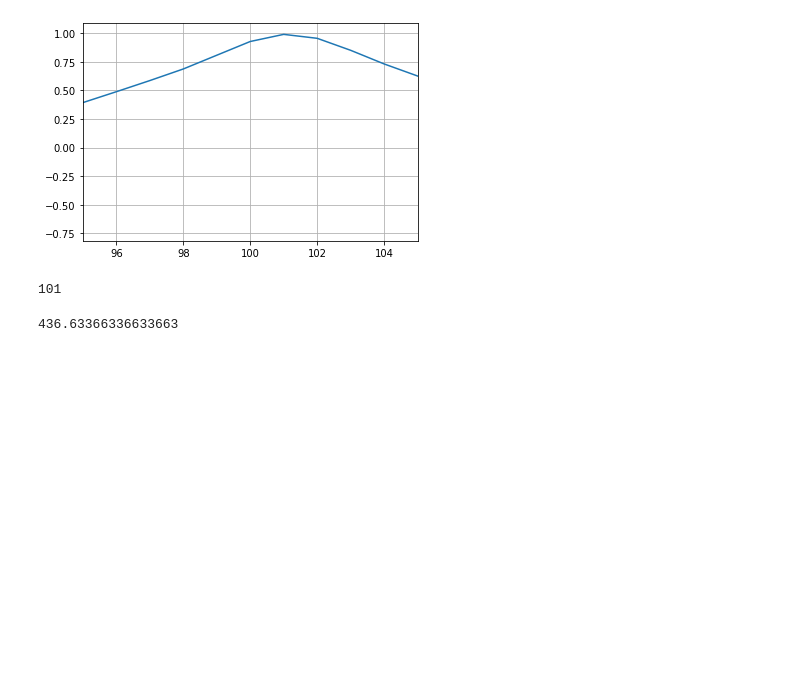
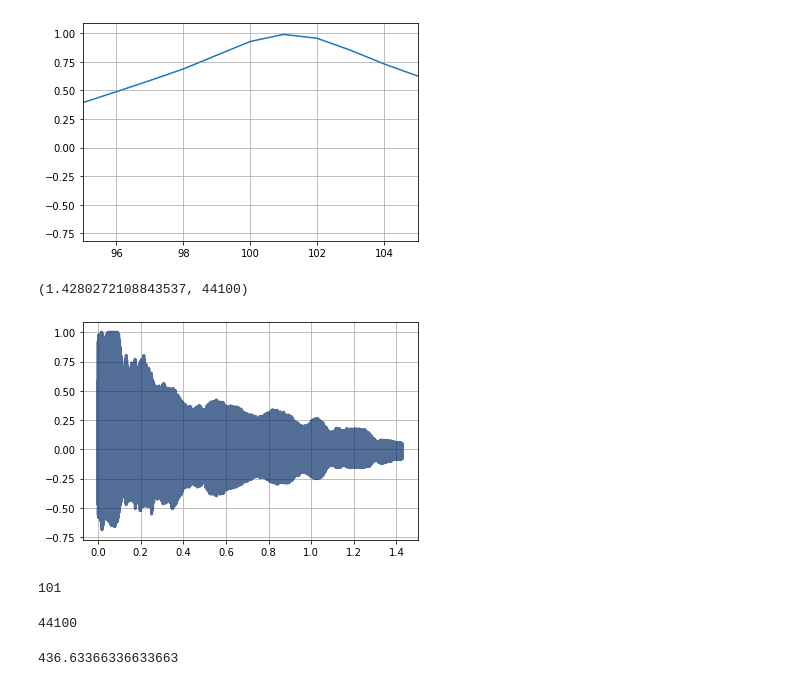
Before and after one commit to renyuanL/_ryDsp2020, a Jupyter notebook: code/ch05.ipynb, the cells around one changed output. Saved outputs shown, nothing was run; the diff lists cells and outputs as text; code cells hidden in the pictures; blank space fills up the shorter version.

```diff
--- a/code/ch05.ipynb
+++ b/code/ch05.ipynb
@@ -621,4 +637,11 @@ pl.plot(lags, corrs)
 pl.grid(True)
 # %% [output]
 [figure]
+# %%
+w.plot()
+
+w.duration, w.framerate
+# %% [output]
+(1.4280272108843537, 44100)
+[figure, added]
 # %%
@@ -630,4 +655,8 @@ lagPeak= lags[τPeak]
 lagPeak
 # %% [output]
 101
+# %%
+segment.framerate
+# %% [output]
+44100
 # %%
```
Also changed, not shown: parts of 16 cells of this notebook, 1 other file.
